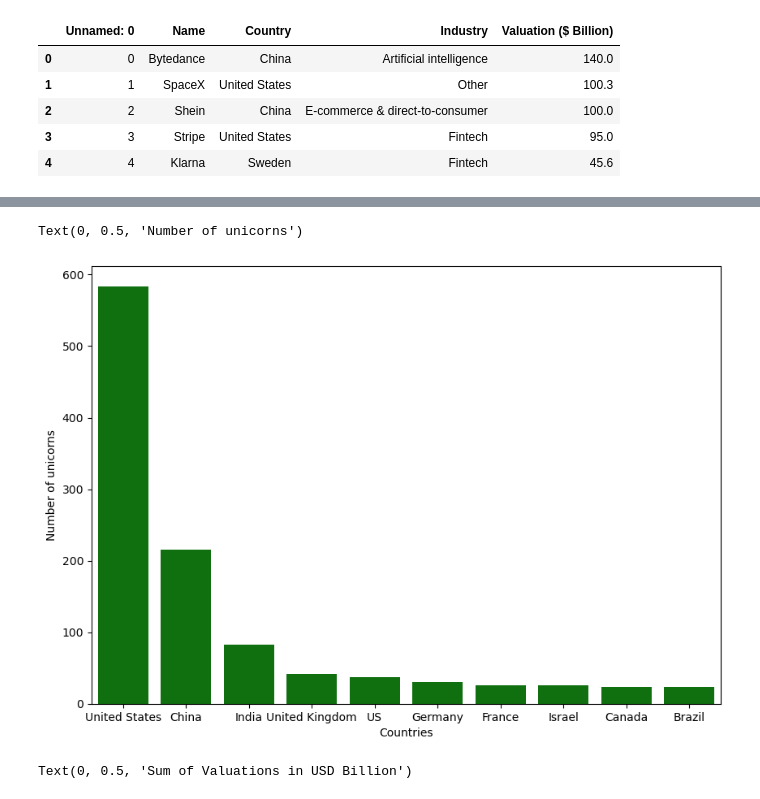
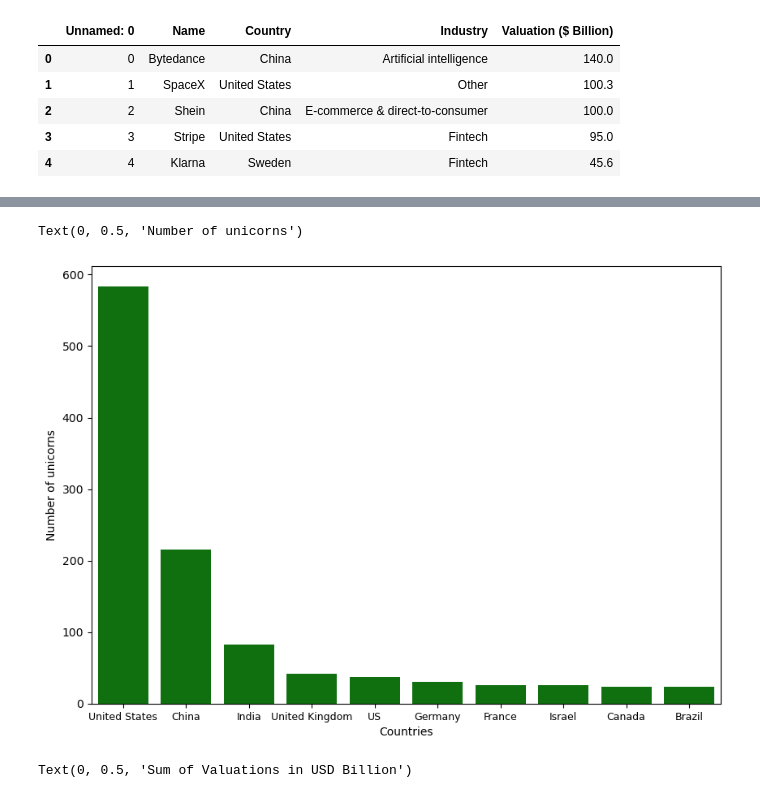
Before and after one commit to Frans-Grau/Project4-WebScrap, a Jupyter notebook: Insights/Unicorns.ipynb, the cells around one changed output, grey strips where cells are left out. Saved outputs shown, nothing was run; the diff lists cells and outputs as text; code cells hidden in the pictures.

```diff
--- a/Insights/Unicorns.ipynb
+++ b/Insights/Unicorns.ipynb
@@ -29,14 +30,15 @@ Text(0.5, 0, 'Unicorn Name')
 # %%
 ### Top Countries x Num of Unicorns
 
 # Plot
 fig02, ax = plt.subplots(figsize = (10, 7))
 sns.countplot( x = 'Country', data = unicorns, color="Green", order=unicorns.Country.value_counts().index[:10])
 ax.set_xlabel('Countries')
+plt.xticks(fontsize=9)
 ax.set_ylabel('Number of unicorns')
 # %% [output]
 Text(0, 0.5, 'Number of unicorns')
-[figure, old version]
+[figure, new version]
 # %%
 ### Top Countries x Valutions
 
```
Also changed, not shown: parts of 6 cells of this notebook.
